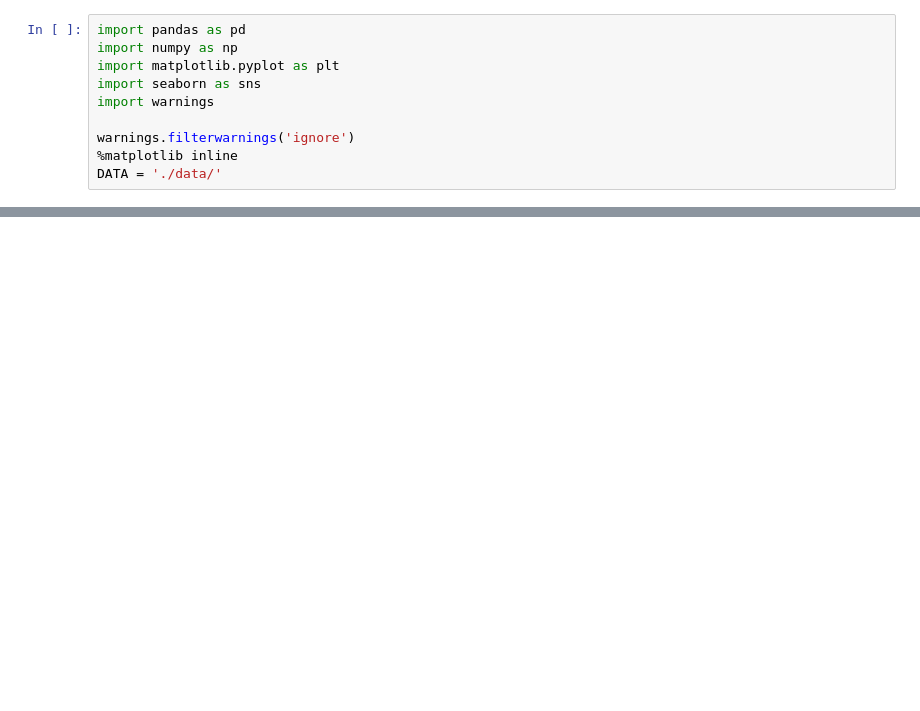
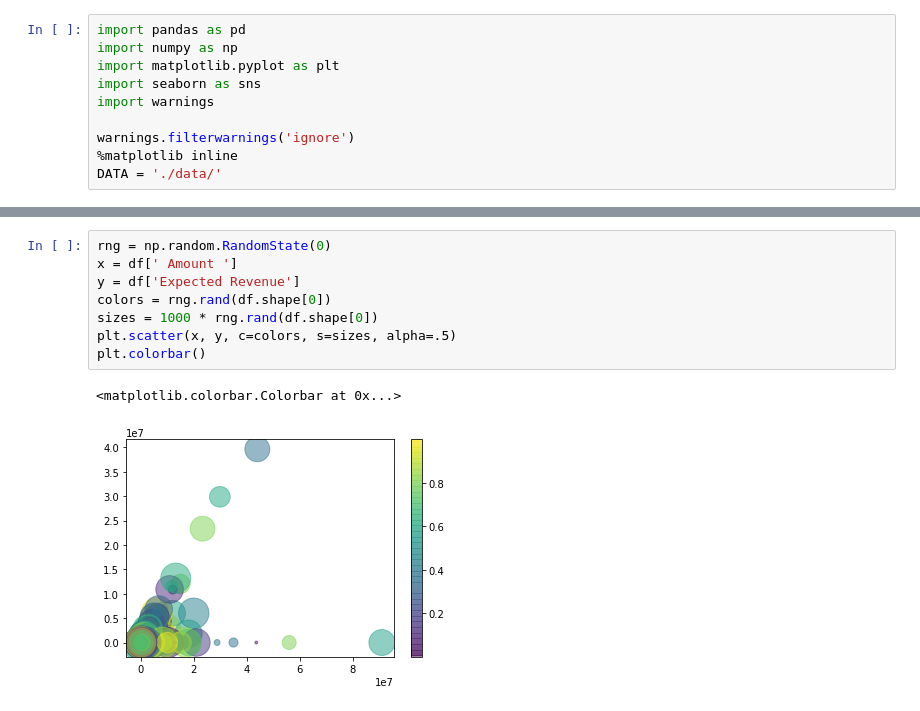
Before and after one commit to mattnappo/columbia-ml, a Jupyter notebook: SimpleLogisticRegression.ipynb, the cells around one changed output, grey strips where cells are left out. Cells and saved outputs as stored; diff of their text form; blank space fills up the shorter version.

```diff
--- a/SimpleLogisticRegression.ipynb
+++ b/SimpleLogisticRegression.ipynb
@@ -23,0 +64,11 @@ df.head()
+# %%
+rng = np.random.RandomState(0)
+x = df[' Amount ']
+y = df['Expected Revenue']
+colors = rng.rand(df.shape[0])
+sizes = 1000 * rng.rand(df.shape[0])
+plt.scatter(x, y, c=colors, s=sizes, alpha=.5)
+plt.colorbar()
+# %% [output]
+<matplotlib.colorbar.Colorbar at 0x...>
+[figure, added]
```
Also changed, not shown: parts of 19 cells of this notebook.
